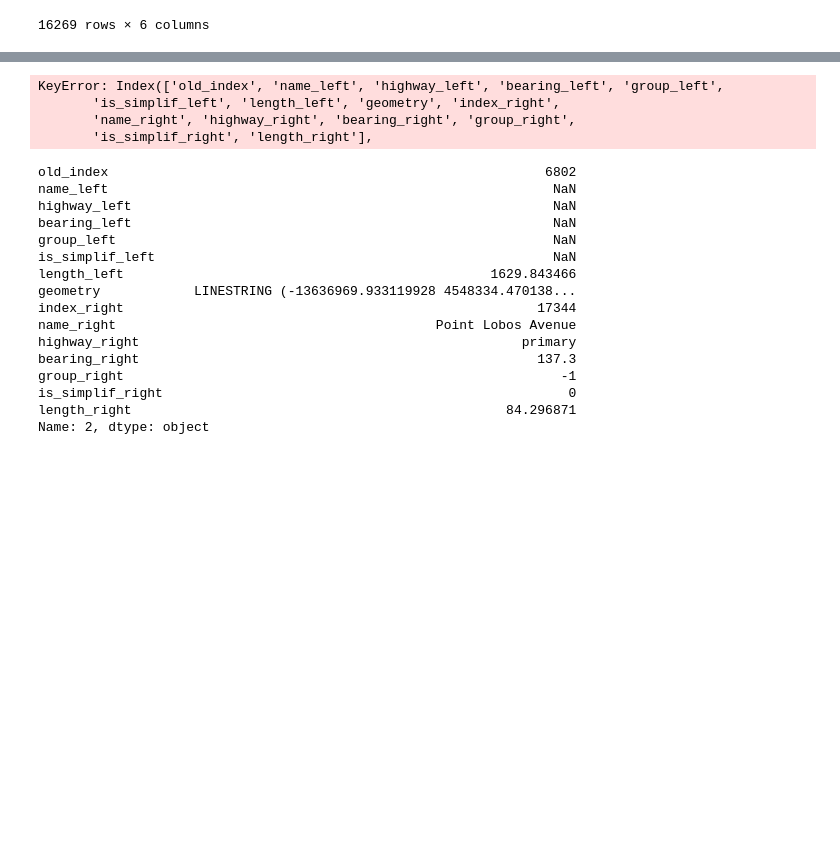
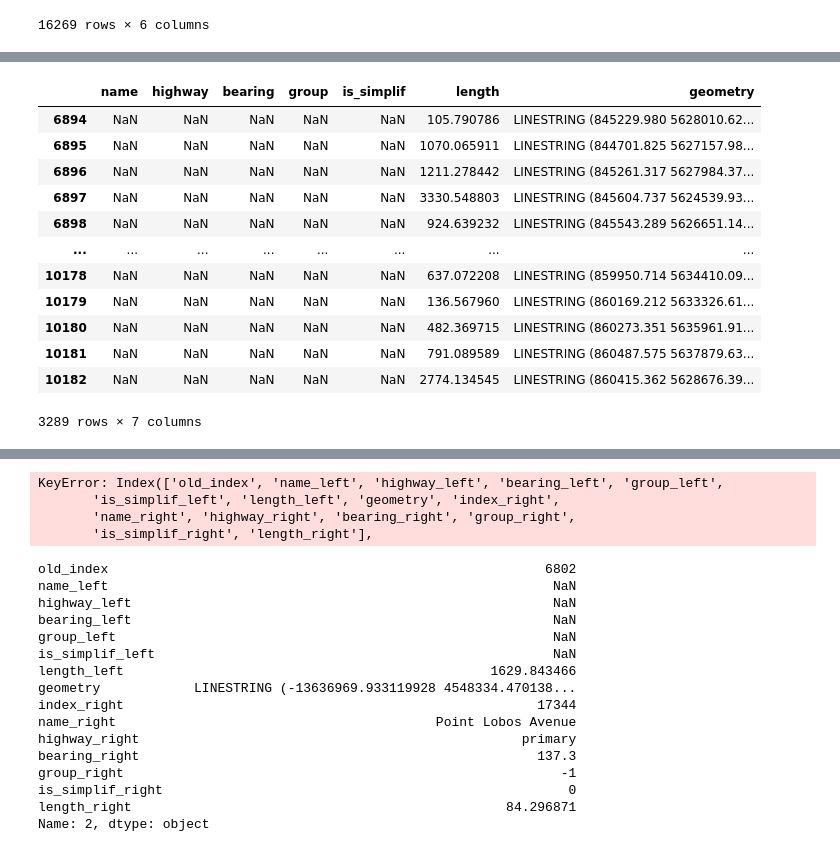
Before and after one commit to achic19/SOD0, a Jupyter notebook: Code/code_for_test.ipynb, the cells around one changed output, grey strips where cells are left out. Cells and saved outputs as stored; diff of their text form; code cells hidden in the pictures; blank space fills up the shorter version.

```diff
--- a/Code/code_for_test.ipynb
+++ b/Code/code_for_test.ipynb
@@ -679,3 +671,19 @@ org_network
+# %%
+df4
+# %% [output]
+|  | name | highway | bearing | group | is_simplif | length | geometry |
+| 6894 | NaN | NaN | NaN | NaN | NaN | 105.790786 | LINESTRING (845229.980 5628010.62... |
+| 6895 | NaN | NaN | NaN | NaN | NaN | 1070.065911 | LINESTRING (844701.825 5627157.98... |
+| 6896 | NaN | NaN | NaN | NaN | NaN | 1211.278442 | LINESTRING (845261.317 5627984.37... |
+| 6897 | NaN | NaN | NaN | NaN | NaN | 3330.548803 | LINESTRING (845604.737 5624539.93... |
+| 6898 | NaN | NaN | NaN | NaN | NaN | 924.639232 | LINESTRING (845543.289 5626651.14... |
+| ... | ... | ... | ... | ... | ... | ... | ... |
+| 10178 | NaN | NaN | NaN | NaN | NaN | 637.072208 | LINESTRING (859950.714 5634410.09... |
+| 10179 | NaN | NaN | NaN | NaN | NaN | 136.567960 | LINESTRING (860169.212 5633326.61... |
+| 10180 | NaN | NaN | NaN | NaN | NaN | 482.369715 | LINESTRING (860273.351 5635961.91... |
+| 10181 | NaN | NaN | NaN | NaN | NaN | 791.089589 | LINESTRING (860487.575 5637879.63... |
+| 10182 | NaN | NaN | NaN | NaN | NaN | 2774.134545 | LINESTRING (860415.362 5628676.39... |
+3289 rows × 7 columns
 # %%
 # use only one polyline from the original dataframe for name even if the algorithm may found more
 old_index  ='old_index'
```
Also changed, not shown: parts of 15 cells of this notebook, 1 other file.
